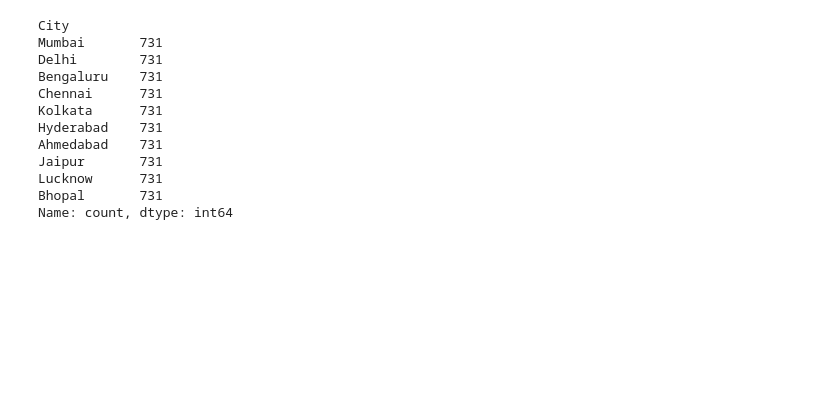
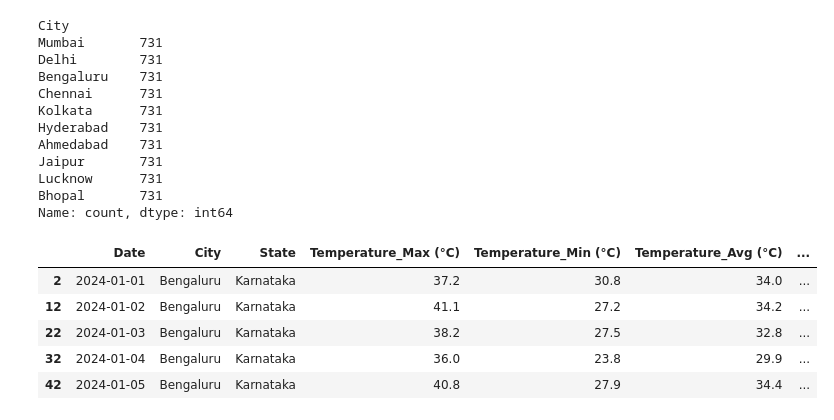
Before and after one commit to MuraliAirody/PyAi_Foundation, a Jupyter notebook: Practice/climate.ipynb, the cells around one changed output. Cells and saved outputs as stored; diff of their text form; code cells hidden in the pictures; blank space fills up the shorter version.

```diff
--- a/Practice/climate.ipynb
+++ b/Practice/climate.ipynb
@@ -131,3 +131,12 @@ Jaipur       731
 Lucknow      731
 Bhopal       731
 Name: count, dtype: int64
+# %%
+master_data.loc[master_data["State"]=="Karnataka"].head(5)
+# %% [output]
+|  | Date | City | State | Temperature_Max (°C) | Temperature_Min (°C) | Temperature_Avg (°C) | ... |
+| 2 | 2024-01-01 | Bengaluru | Karnataka | 37.2 | 30.8 | 34.0 | ... |
+| 12 | 2024-01-02 | Bengaluru | Karnataka | 41.1 | 27.2 | 34.2 | ... |
+| 22 | 2024-01-03 | Bengaluru | Karnataka | 38.2 | 27.5 | 32.8 | ... |
+| 32 | 2024-01-04 | Bengaluru | Karnataka | 36.0 | 23.8 | 29.9 | ... |
+| 42 | 2024-01-05 | Bengaluru | Karnataka | 40.8 | 27.9 | 34.4 | ... |
```
Also changed, not shown: parts of 2 cells of this notebook.
